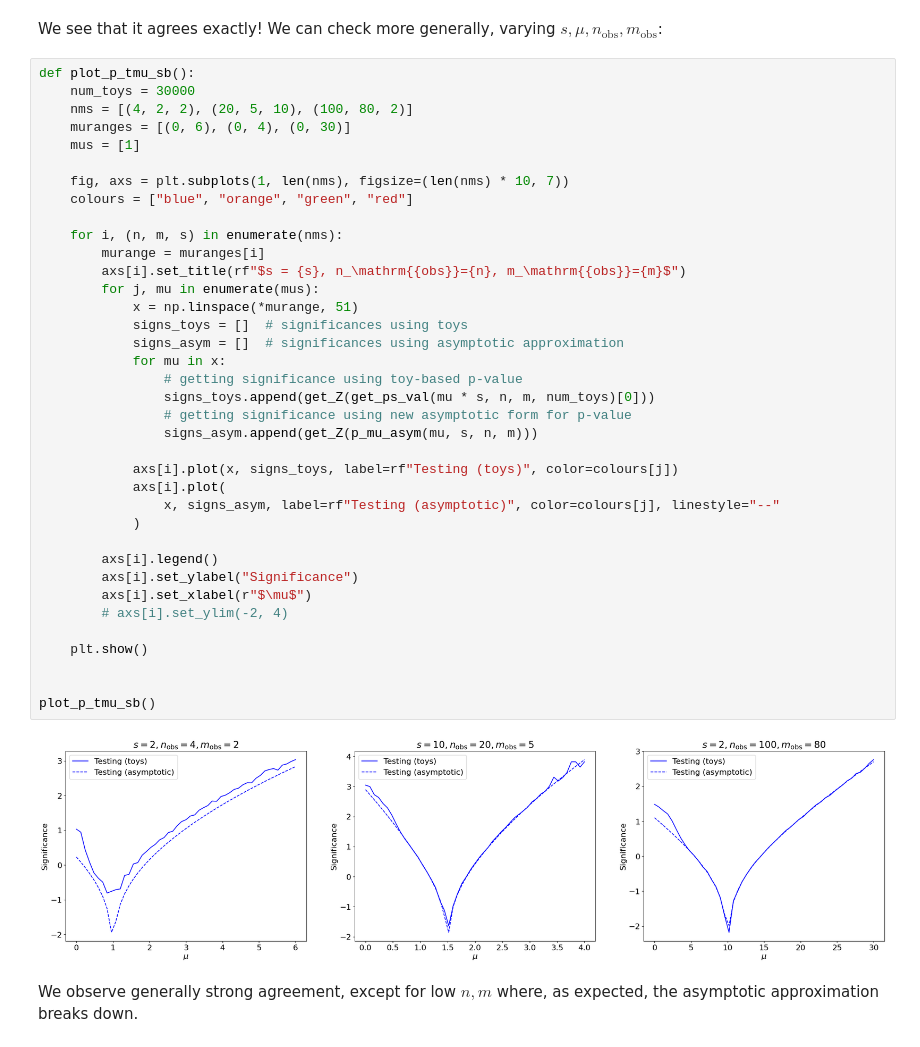
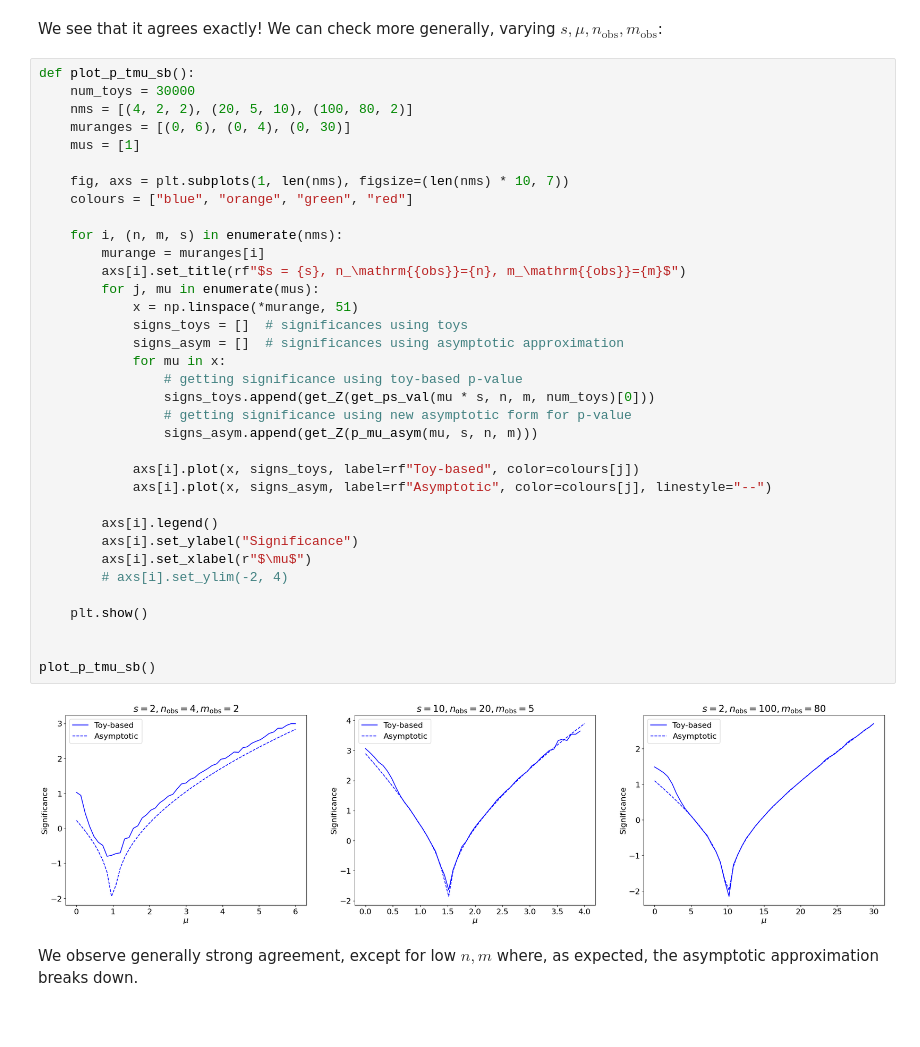
Before and after one commit to rkansal47/stats-for-hep, a Jupyter notebook: stats-for-hep/06-asymptotic-formulae.ipynb, the cells around one changed output. Drawn from its saved outputs; the diff is of its cells as text.

```diff
--- a/stats-for-hep/06-asymptotic-formulae.ipynb
+++ b/stats-for-hep/06-asymptotic-formulae.ipynb
@@ -683,38 +683,36 @@ def plot_p_tmu_sb():
     muranges = [(0, 6), (0, 4), (0, 30)]
     mus = [1]
 
     fig, axs = plt.subplots(1, len(nms), figsize=(len(nms) * 10, 7))
     colours = ["blue", "orange", "green", "red"]
 
     for i, (n, m, s) in enumerate(nms):
         murange = muranges[i]
         axs[i].set_title(rf"$s = {s}, n_\mathrm{{obs}}={n}, m_\mathrm{{obs}}={m}$")
         for j, mu in enumerate(mus):
             x = np.linspace(*murange, 51)
             signs_toys = []  # significances using toys
             signs_asym = []  # significances using asymptotic approximation
             for mu in x:
                 # getting significance using toy-based p-value
                 signs_toys.append(get_Z(get_ps_val(mu * s, n, m, num_toys)[0]))
                 # getting significance using new asymptotic form for p-value
                 signs_asym.append(get_Z(p_mu_asym(mu, s, n, m)))
 
-            axs[i].plot(x, signs_toys, label=rf"Testing (toys)", color=colours[j])
-            axs[i].plot(
-                x, signs_asym, label=rf"Testing (asymptotic)", color=colours[j], linestyle="--"
-            )
+            axs[i].plot(x, signs_toys, label=rf"Toy-based", color=colours[j])
+            axs[i].plot(x, signs_asym, label=rf"Asymptotic", color=colours[j], linestyle="--")
 
         axs[i].legend()
         axs[i].set_ylabel("Significance")
         axs[i].set_xlabel(r"$\mu$")
         # axs[i].set_ylim(-2, 4)
 
     plt.show()
 
 
 plot_p_tmu_sb()
 # %% [output]
-[figure, old version]
+[figure, new version]
 # %% [markdown]
 We observe generally strong agreement, except for low $n, m$ where, as expected, the asymptotic approximation breaks down.
 # %% [markdown]
```
Also changed, not shown: parts of 2 cells of this notebook.
